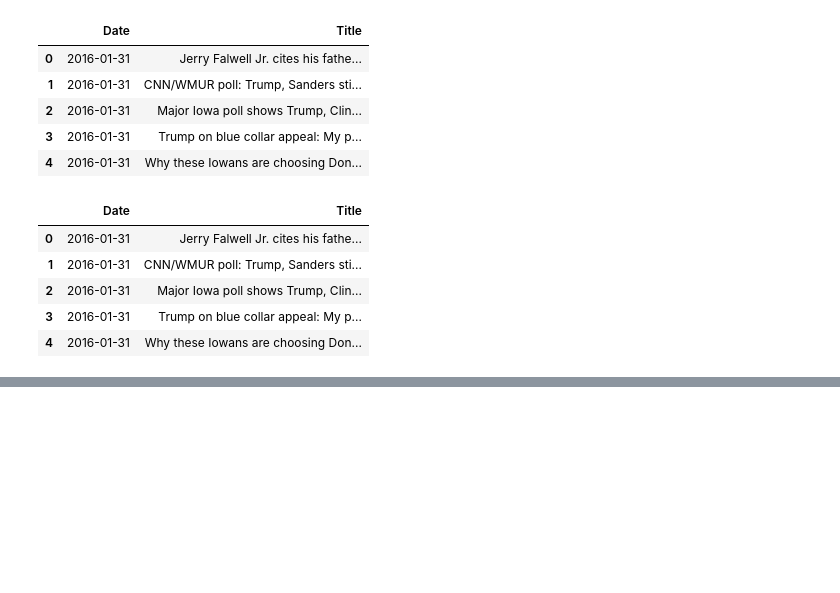
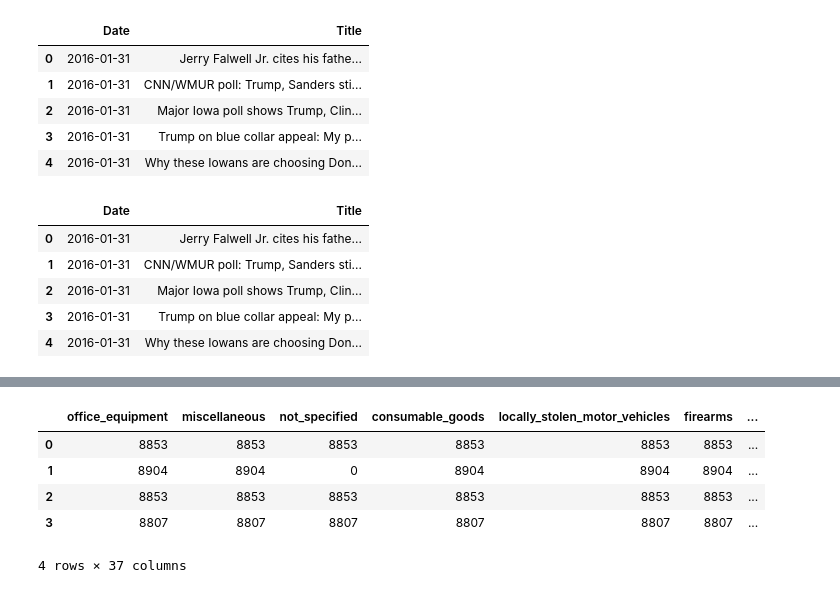
Before and after one commit to Polaris-pixel/ETL-Project, a Jupyter notebook: CNN_Dow.ipynb, the cells around one changed output, grey strips where cells are left out. Cells and saved outputs as stored; diff of their text form; code cells hidden in the pictures; blank space fills up the shorter version.

Commit message:
added api data

```diff
--- a/CNN_Dow.ipynb
+++ b/CNN_Dow.ipynb
@@ -215,3 +223,10 @@ pd.read_sql_query('select * from news_titles', con=engine).head()
 | 2 | 2016-01-31 | Major Iowa poll shows Trump, Clin... |
 | 3 | 2016-01-31 | Trump on blue collar appeal: My p... |
 | 4 | 2016-01-31 | Why these Iowans are choosing Don... |
+# %%
+# Save config information
+crime_url = "https://api.usa.gov/crime/fbi/sapi/api/data/supplemental/states/CA/property_type/2016/2019?API_KEY=" + apikey
+
+crime_response = requests.get(crime_url)
+crime_json = crime_response.json()
+print(json.dumps(crime_json, indent=4, sort_keys=True))
@@ -217,0 +251,12 @@ pd.read_sql_query('select * from news_titles', con=engine).head()
+# %%
+# import json_normalize
+# in this dataset, the data to extract is under 'results'
+crime_df = json_normalize(crime_json, 'results')
+crime_df
+# %% [output]
+|  | office_equipment | miscellaneous | not_specified | consumable_goods | locally_stolen_motor_vehicles | firearms | ... |
+| 0 | 8853 | 8853 | 8853 | 8853 | 8853 | 8853 | ... |
+| 1 | 8904 | 8904 | 0 | 8904 | 8904 | 8904 | ... |
+| 2 | 8853 | 8853 | 8853 | 8853 | 8853 | 8853 | ... |
+| 3 | 8807 | 8807 | 8807 | 8807 | 8807 | 8807 | ... |
+4 rows × 37 columns
```
Also changed, not shown: parts of 6 cells of this notebook, 1 other file.
